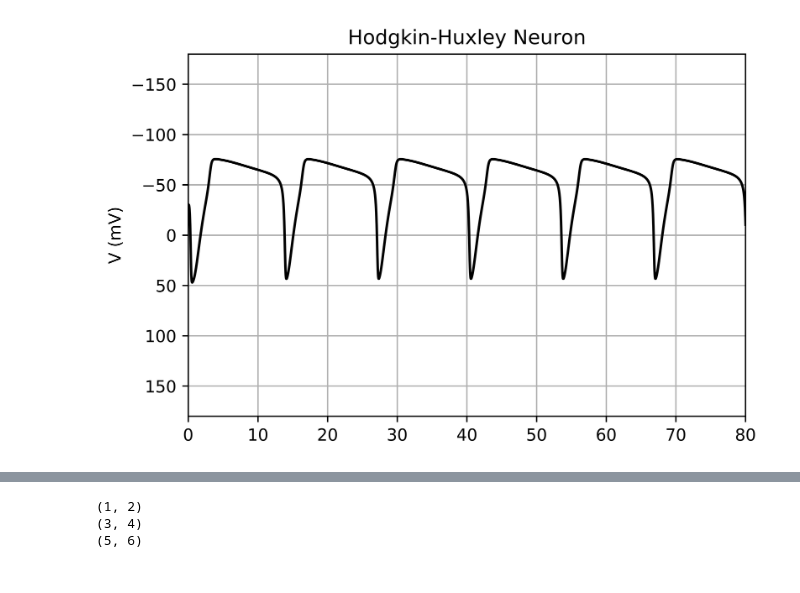
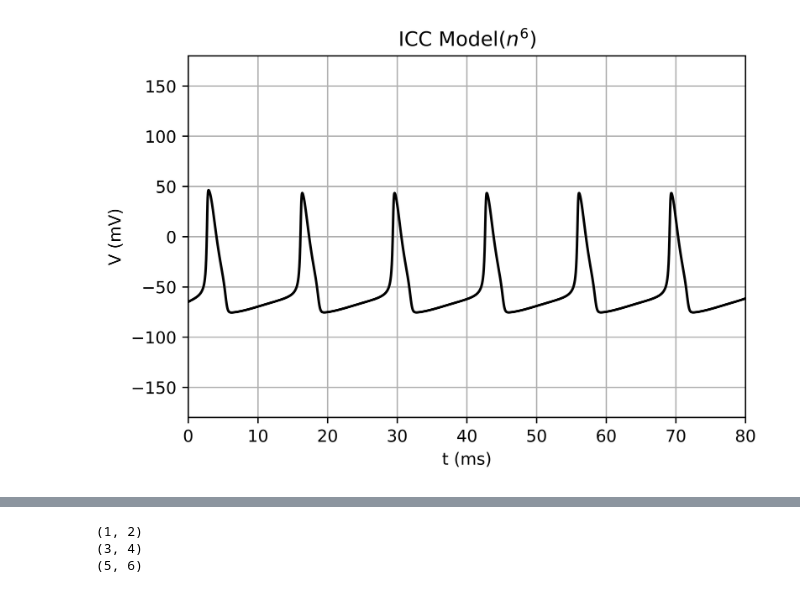
Before and after one commit to CFP106022272/Neuronal-Dynamics, a Jupyter notebook: ICC model.ipynb, the cells around one changed output, grey strips where cells are left out. Saved outputs shown, nothing was run; the diff lists cells and outputs as text; code cells hidden in the pictures.

```diff
--- a/ICC model.ipynb
+++ b/ICC model.ipynb
@@ -51,34 +51,35 @@ class HodgkinHuxley():
         dh1dt = self.alpha_h(V1) * (1.0-h1) - self.beta_h(V1) * h1
         dn1dt = self.alpha_n(V1) * (1.0-n1) - self.beta_n(V1) * n1
         return dV1dt, dm1dt, dh1dt, dn1dt
 
     def Main(self):
-        X1 = odeint(self.dALL1dt, [-30, 0.05, 0.6, 0.32], self.t, args=(self,))
+        X1 = odeint(self.dALL1dt, [-64.9958, 0.05, 0.6, 0.32], self.t, args=(self,))
         X2 = odeint(self.dALL2dt, [-80, 0.05, 0.6, 0.32], self.t, args=(self,))
         V1 = X1[:,0]
         m1 = X1[:,1]
         h1 = X1[:,2]
         n1 = X1[:,3]
         V2 = X2[:,0]
         m2 = X2[:,1]
         h2 = X2[:,2]
         n2 = X2[:,3]
 
 
         plt.figure()
-        plt.title('Hodgkin-Huxley Neuron')
+        plt.title('ICC Model($n^{6}$)')
         plt.plot(self.t, V1, 'k', label='$n^{4}$')
         #plt.plot(self.t, V2, 'r', label='$n^{6}$')
+        plt.xlabel('t (ms)')
         plt.ylabel('V (mV)')
         plt.xlim(0,80)
         plt.ylim(-180,180)
-        plt.gca().invert_yaxis()
+        #plt.gca().invert_yaxis()
         plt.grid('on')
         #plt.legend()
         plt.rcParams['figure.dpi'] = 1000
         plt.show()
 if __name__ == '__main__':
     runner = HodgkinHuxley()
     runner.Main()
 # %% [output]
-[figure, old version]
+[figure, new version]
```
Also changed, not shown: parts of 2 cells of this notebook, 3 other files.
